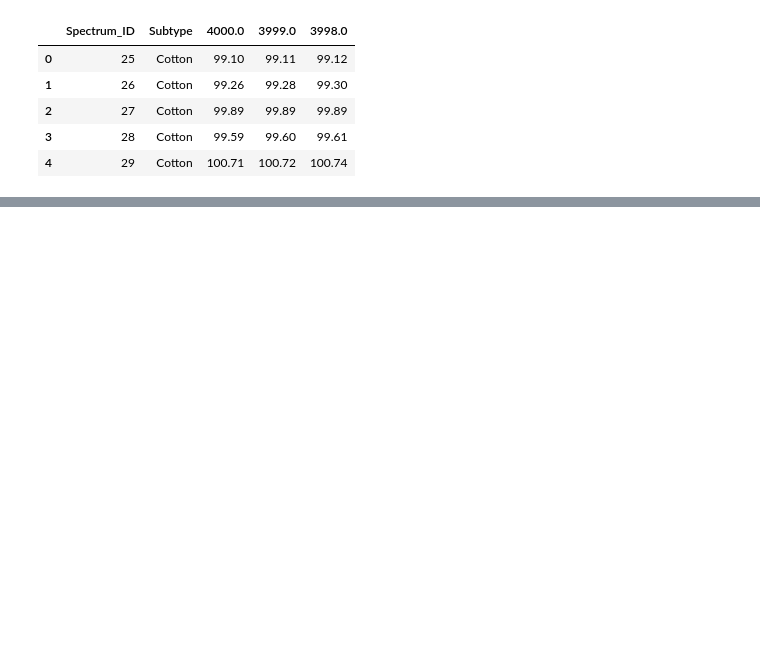
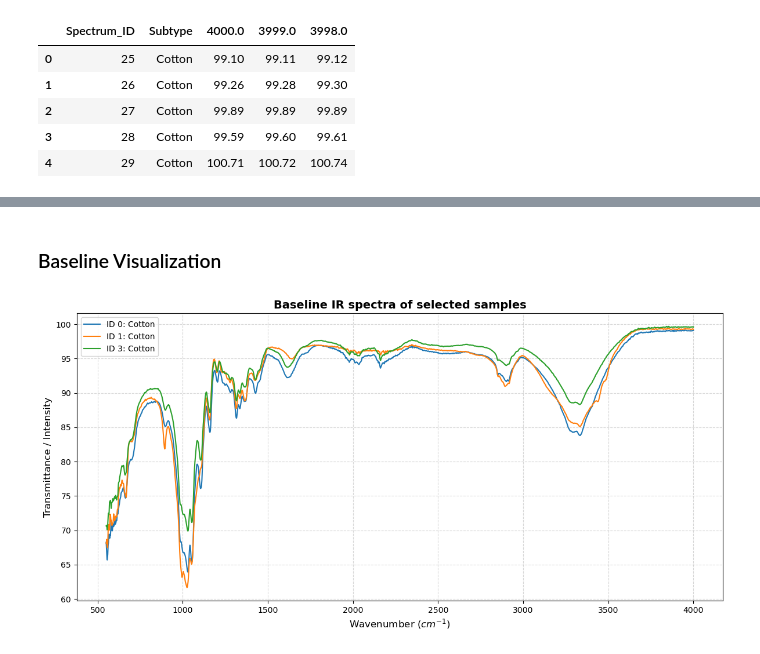
Before and after one commit to Eggorchikk/CBL_IR, a Jupyter notebook: CBL_ML/MD_CBL.ipynb, the cells around one changed output, grey strips where cells are left out. Drawn from its saved outputs; the diff is of its cells as text; code cells hidden in the pictures; blank space fills up the shorter version.

```diff
--- a/CBL_ML/MD_CBL.ipynb
+++ b/CBL_ML/MD_CBL.ipynb
@@ -98,0 +103,24 @@ plt.show()
+# %%
+selected_visual_ids = [0,1,3] # For the 4 different graphs
+selected_comparison_ids = [0] # For comparison graphs
+# %% [markdown]
+### Baseline Visualization
+# %%
+# ------------------ Baseline Visualization ------------------
+
+baseline_wavenumber_cols = spectrums.columns.drop(["Spectrum_ID", "Subtype"])
+baseline_wavenumbers = baseline_wavenumber_cols.astype(float)
+
+baseline_selected_spectra = spectrums.loc[selected_visual_ids, baseline_wavenumber_cols]
+
+plt.figure(figsize=(12, 6))
+plt.plot(baseline_wavenumbers, baseline_selected_spectra.T)
+plt.title("Baseline IR spectra of selected samples", fontsize=14, fontweight='bold')
+plt.xlabel("Wavenumber ($cm^{-1}$)", fontsize=12)
+plt.ylabel("Transmittance / Intensity", fontsize=12)
+plt.grid(True, linestyle="--", alpha=0.5)
+legend_labels = [f"ID {sid}: {spectrums.loc[sid, 'Subtype']}" for sid in selected_visual_ids]
+plt.legend(legend_labels, loc="best")
+plt.tight_layout()
+# %% [output]
+[figure, added]
```
Also changed, not shown: parts of 11 cells of this notebook.
